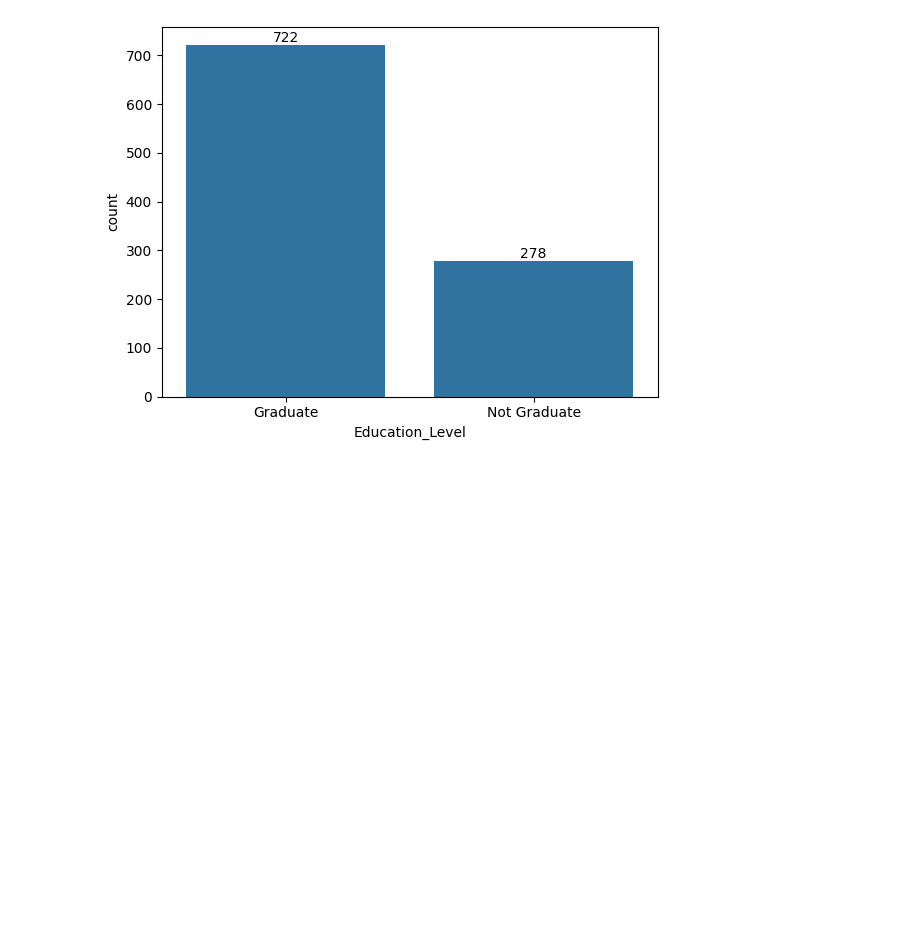
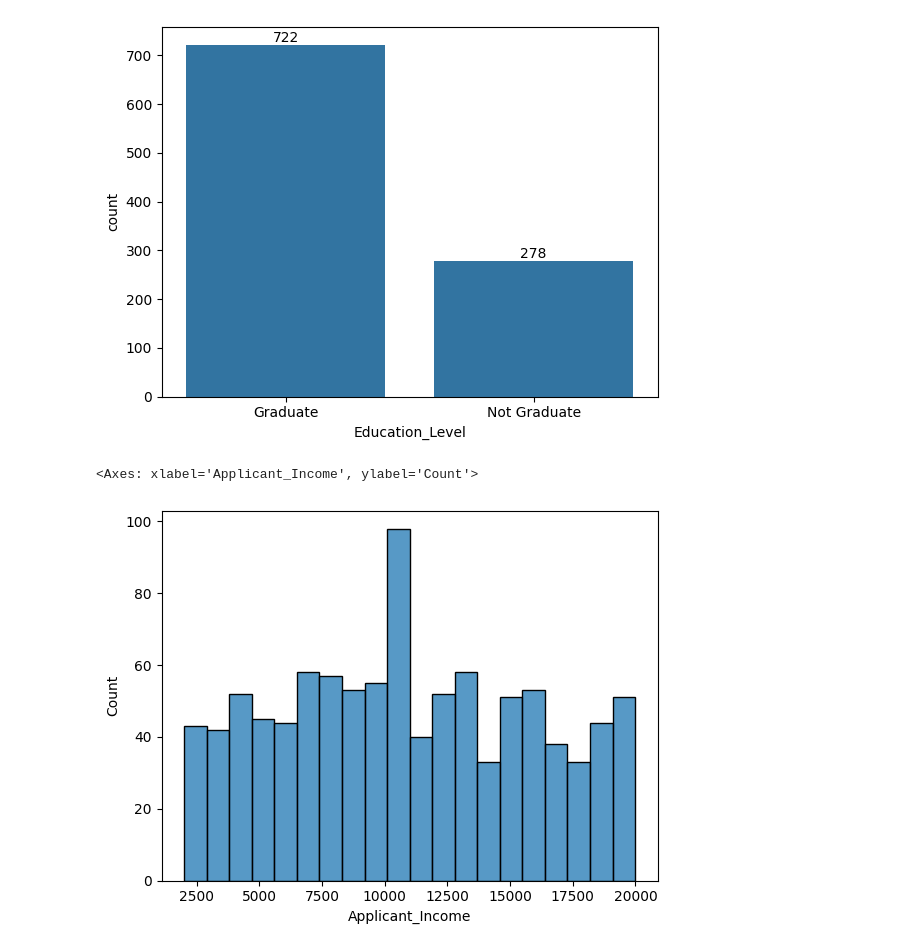
Before and after one commit to aryanvermacentral-coder/AI-ML, a Jupyter notebook: 5. Supervised ML/6. Credit Wise Loan System (Minor Project)/project_code.ipynb, the cells around one changed output. Saved outputs shown, nothing was run; the diff lists cells and outputs as text; code cells hidden in the pictures; blank space fills up the shorter version.

```diff
--- a/5. Supervised ML/6. Credit Wise Loan System (Minor Project)/project_code.ipynb
+++ b/5. Supervised ML/6. Credit Wise Loan System (Minor Project)/project_code.ipynb
@@ -132,3 +132,12 @@ ax.bar_label(ax.containers[0])
 [figure]
 # %%
 #analyze income
+
+sns.histplot(
+    data = df,
+    x = "Applicant_Income",
+    bins = 20
+)
+# %% [output]
+<Axes: xlabel='Applicant_Income', ylabel='Count'>
+[figure, added]
```
Also changed, not shown: parts of 3 cells of this notebook, 3 other files.
